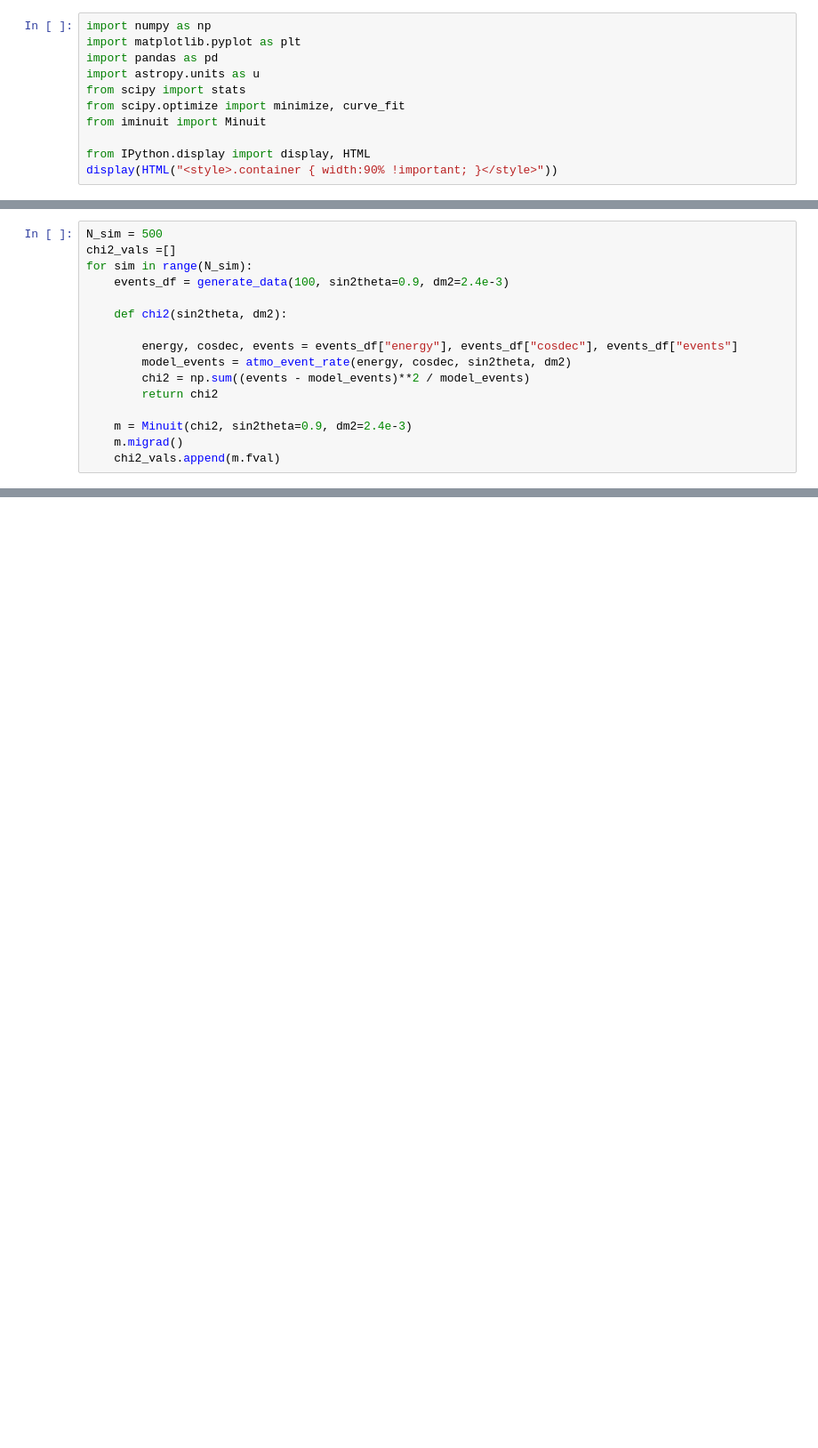
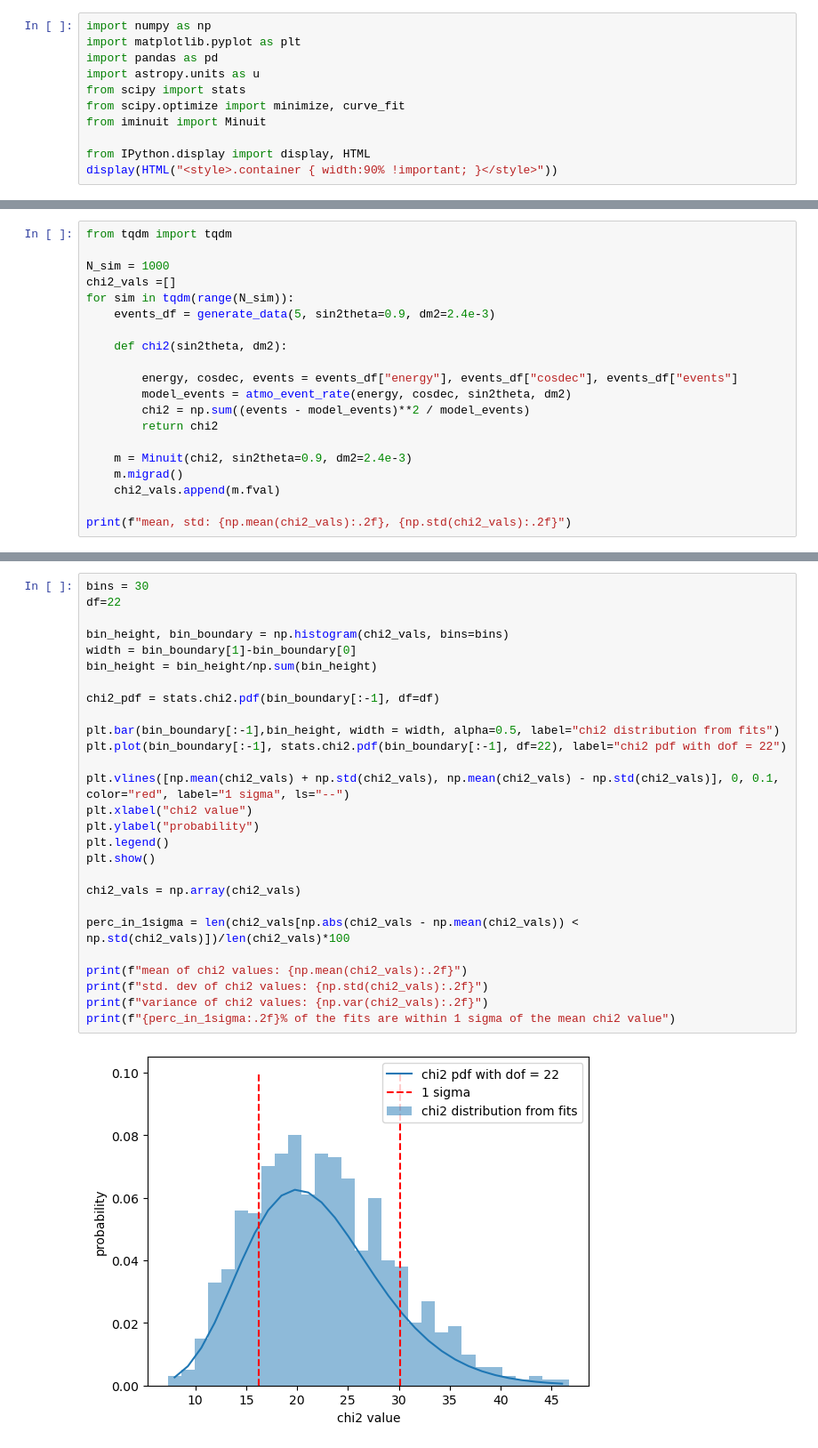
Before and after one commit to aotownsend/StatMethods2022, a Jupyter notebook: submissions/week8/annanay_week8.ipynb, the cells around one changed output, grey strips where cells are left out. Shown at 89% size. Cells and saved outputs as stored; diff of their text form; blank space fills up the shorter version.

```diff
--- a/submissions/week8/annanay_week8.ipynb
+++ b/submissions/week8/annanay_week8.ipynb
@@ -106,8 +106,10 @@ print(m.fval)
 # %%
-N_sim = 500
+from tqdm import tqdm
+
+N_sim = 1000
 chi2_vals =[]
-for sim in range(N_sim):
-    events_df = generate_data(100, sin2theta=0.9, dm2=2.4e-3)
+for sim in tqdm(range(N_sim)):
+    events_df = generate_data(5, sin2theta=0.9, dm2=2.4e-3)
 
     def chi2(sin2theta, dm2):
 
@@ -119,3 +121,5 @@ for sim in range(N_sim):
     m = Minuit(chi2, sin2theta=0.9, dm2=2.4e-3)
     m.migrad()
     chi2_vals.append(m.fval)
+
+print(f"mean, std: {np.mean(chi2_vals):.2f}, {np.std(chi2_vals):.2f}")
@@ -134,0 +128,29 @@ plt.hist(chi2_vals, bins=20)
+# %%
+bins = 30
+df=22
+
+bin_height, bin_boundary = np.histogram(chi2_vals, bins=bins)
+width = bin_boundary[1]-bin_boundary[0]
+bin_height = bin_height/np.sum(bin_height)
+
+chi2_pdf = stats.chi2.pdf(bin_boundary[:-1], df=df)
+
+plt.bar(bin_boundary[:-1],bin_height, width = width, alpha=0.5, label="chi2 distribution from fits")
+plt.plot(bin_boundary[:-1], stats.chi2.pdf(bin_boundary[:-1], df=22), label="chi2 pdf with dof = 22")
+
+plt.vlines([np.mean(chi2_vals) + np.std(chi2_vals), np.mean(chi2_vals) - np.std(chi2_vals)], 0, 0.1, color="red", label="1 sigma", ls="--")
+plt.xlabel("chi2 value")
+plt.ylabel("probability")
+plt.legend()
+plt.show()
+
+chi2_vals = np.array(chi2_vals)
+
+perc_in_1sigma = len(chi2_vals[np.abs(chi2_vals - np.mean(chi2_vals)) < np.std(chi2_vals)])/len(chi2_vals)*100
+
+print(f"mean of chi2 values: {np.mean(chi2_vals):.2f}")
+print(f"std. dev of chi2 values: {np.std(chi2_vals):.2f}")
+print(f"variance of chi2 values: {np.var(chi2_vals):.2f}")
+print(f"{perc_in_1sigma:.2f}% of the fits are within 1 sigma of the mean chi2 value")
+# %% [output]
+[figure, added]
```
Also changed, not shown: parts of 6 cells of this notebook.
